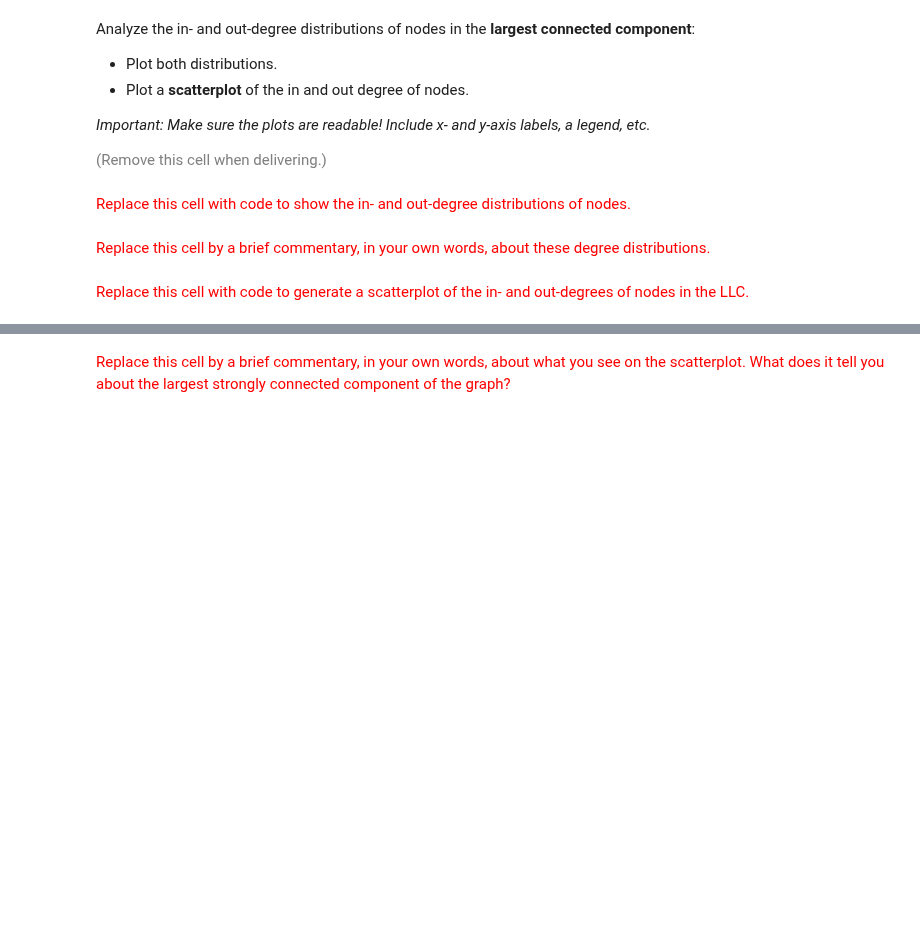
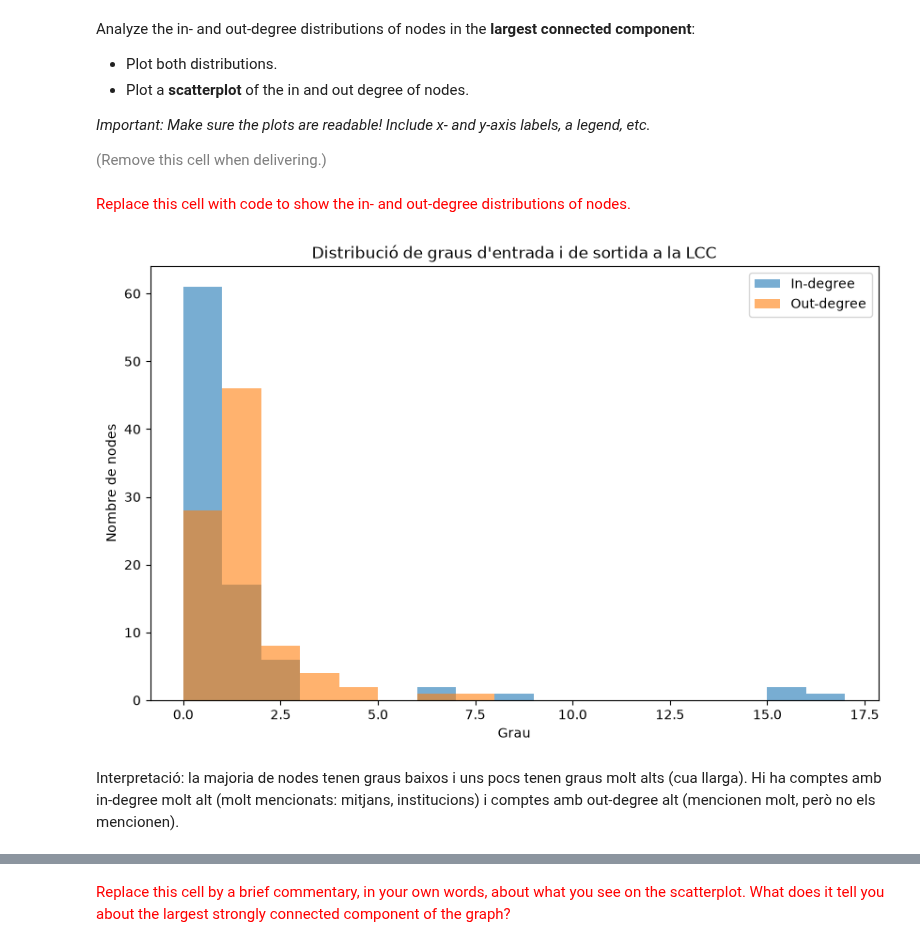
Before and after one commit to polroviraalm/networks-science-course, a Jupyter notebook: practicum/ps02-networks-from-text-2026 enunciat.ipynb, the cells around one changed output, grey strips where cells are left out. Drawn from its saved outputs; the diff is of its cells as text; code cells hidden in the pictures; blank space fills up the shorter version.

```diff
--- a/practicum/ps02-networks-from-text-2026 enunciat.ipynb
+++ b/practicum/ps02-networks-from-text-2026 enunciat.ipynb
@@ -202,0 +261,11 @@ Replace this cell with your code to extract from <code>g</code> the largest (wea
+# %%
+lcc_nodes = max(nx.weakly_connected_components(g), key=len)
+# weakly_connected_components(g) genera conjunts de nodes, un per component.
+# max(..., key=len) escull el conjunt amb més elements (la més gran)
+
+lcc = g.subgraph(lcc_nodes).copy()
+# subgraph(...) selecciona aquests nodes i les arestes entre ells.
+# .copy() crea un graf independent i MODIFICABLE (sense copy és una vista de només lectura,
+# i no podries afegir-hi atributs com 'betweenness')
+
+print(f"LCC: {lcc.number_of_nodes()} nodes, {lcc.number_of_edges()} arestes")
@@ -327,7 +458,27 @@ Analyze the in- and out-degree distributions of nodes in the **largest connected
 <font size="-1" color="gray">(Remove this cell when delivering.)</font>
 # %% [markdown]
 <font size="+1" color="red">Replace this cell with code to show the in- and out-degree distributions of nodes.</font>
+# %%
+in_degrees = []
+out_degrees = []
+for n in lcc.nodes():
+    in_degrees.append(lcc.in_degree(n))     # Mencions REBUDES (fletxes que arriben al node)
+    out_degrees.append(lcc.out_degree(n))   # Mencions FETES (fletxes que surten del node)
+
+plt.figure(figsize=(10, 6))
+
+max_deg = max(max(in_degrees), max(out_degrees))   # El grau més alt de totes dues llistes
+bins = range(0, max_deg + 2)                       # Una barra per cada valor enter de grau (+2 perquè el final no s'inclou)
+
+plt.hist(in_degrees, bins=bins, alpha=0.6, label='In-degree')    # Histograma 1 (alpha = transparència perquè es vegin tots dos)
+plt.hist(out_degrees, bins=bins, alpha=0.6, label='Out-degree')  # Histograma 2
+
+plt.xlabel('Grau')
+plt.ylabel('Nombre de nodes')
+plt.title("Distribució de graus d'entrada i de sortida a la LCC")
+plt.legend()      # Mostra la llegenda amb els 'label' dels histogrames
+plt.show()
+# %% [output]
+[figure, added]
 # %% [markdown]
-<font size="+1" color="red">Replace this cell by a brief commentary, in your own words, about these degree distributions.</font>
+Interpretació: la majoria de nodes tenen graus baixos i uns pocs tenen graus molt alts (cua llarga). Hi ha comptes amb in-degree molt alt (molt mencionats: mitjans, institucions) i comptes amb out-degree alt (mencionen molt, però no els mencionen).
-# %% [markdown]
-<font size="+1" color="red">Replace this cell with code to generate a scatterplot of the in- and out-degrees of nodes in the LLC.</font>
```
Also changed, not shown: parts of 26 cells of this notebook, 2 other files.
